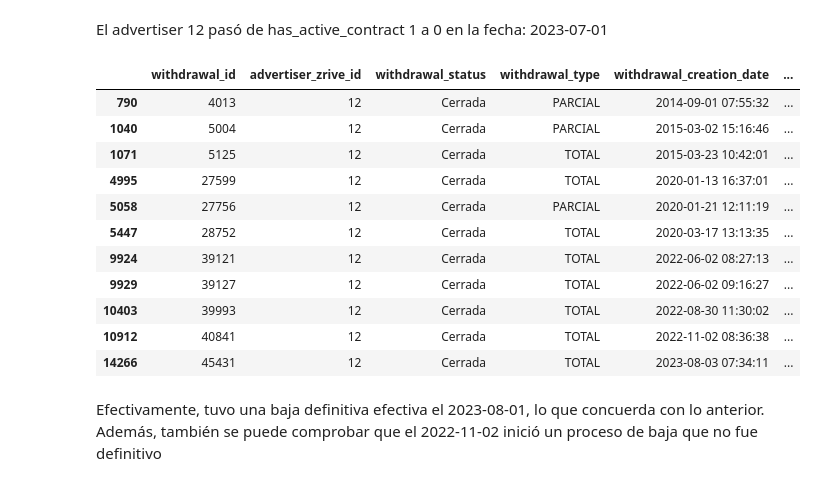
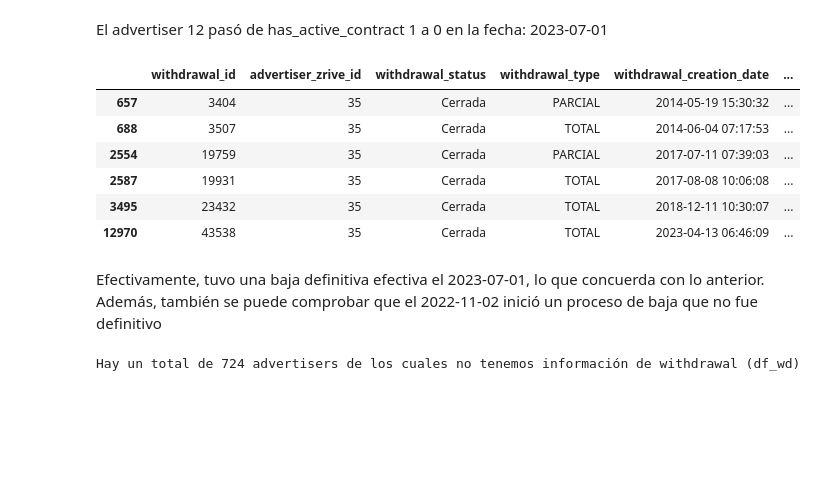
Before and after one commit to Komorebi-Team/KOMOREBI-PROJECT, a Jupyter notebook: src/EDA.ipynb, the cells around one changed output. Drawn from its saved outputs; the diff is of its cells as text; code cells hidden in the pictures; blank space fills up the shorter version.

```diff
--- a/src/EDA.ipynb
+++ b/src/EDA.ipynb
@@ -18,7 +18,7 @@ os.listdir(".")
 # %%
-wd_local_path = '../data/zrive_advertiser_df_wd.parquet'
+wd_local_path = '../data/zrive_advertiser_withdrawals.parquet'
 dim_local_path = '../data/zrive_dim_advertiser.parquet'
-fct_local_path = '../data/zrive_fct_monthly_df_fct_advertiser.parquet'
+fct_local_path = '../data/zrive_fct_monthly_snapshot_advertiser.parquet'
 # %%
 df_wd = pd.read_parquet(wd_local_path, engine='fastparquet')
 df_dim = pd.read_parquet(dim_local_path, engine='fastparquet')
@@ -927,19 +1439,19 @@ df_fct[df_fct["advertiser_zrive_id"]==12]
 # %% [markdown]
 El advertiser 12 pasó de has_active_contract 1 a 0 en la fecha: 2023-07-01
 # %%
-df_wd[df_wd["advertiser_zrive_id"]==12]
+df_wd[df_wd["advertiser_zrive_id"] == 35]
 # %% [output]
 |  | withdrawal_id | advertiser_zrive_id | withdrawal_status | withdrawal_type | withdrawal_creation_date | ... |
-| 790 | 4013 | 12 | Cerrada | PARCIAL | 2014-09-01 07:55:32 | ... |
-| 1040 | 5004 | 12 | Cerrada | PARCIAL | 2015-03-02 15:16:46 | ... |
-| 1071 | 5125 | 12 | Cerrada | TOTAL | 2015-03-23 10:42:01 | ... |
-| 4995 | 27599 | 12 | Cerrada | TOTAL | 2020-01-13 16:37:01 | ... |
-| 5058 | 27756 | 12 | Cerrada | PARCIAL | 2020-01-21 12:11:19 | ... |
-| 5447 | 28752 | 12 | Cerrada | TOTAL | 2020-03-17 13:13:35 | ... |
-| 9924 | 39121 | 12 | Cerrada | TOTAL | 2022-06-02 08:27:13 | ... |
-| 9929 | 39127 | 12 | Cerrada | TOTAL | 2022-06-02 09:16:27 | ... |
-| 10403 | 39993 | 12 | Cerrada | TOTAL | 2022-08-30 11:30:02 | ... |
-| 10912 | 40841 | 12 | Cerrada | TOTAL | 2022-11-02 08:36:38 | ... |
-| 14266 | 45431 | 12 | Cerrada | TOTAL | 2023-08-03 07:34:11 | ... |
+| 657 | 3404 | 35 | Cerrada | PARCIAL | 2014-05-19 15:30:32 | ... |
+| 688 | 3507 | 35 | Cerrada | TOTAL | 2014-06-04 07:17:53 | ... |
+| 2554 | 19759 | 35 | Cerrada | PARCIAL | 2017-07-11 07:39:03 | ... |
+| 2587 | 19931 | 35 | Cerrada | TOTAL | 2017-08-08 10:06:08 | ... |
+| 3495 | 23432 | 35 | Cerrada | TOTAL | 2018-12-11 10:30:07 | ... |
+| 12970 | 43538 | 35 | Cerrada | TOTAL | 2023-04-13 06:46:09 | ... |
 # %% [markdown]
-Efectivamente, tuvo una baja definitiva efectiva el 2023-08-01, lo que concuerda con lo anterior. Además, también se puede comprobar que el 2022-11-02 inició un proceso de baja que no fue definitivo
+Efectivamente, tuvo una baja definitiva efectiva el 2023-07-01, lo que concuerda con lo anterior. Además, también se puede comprobar que el 2022-11-02 inició un proceso de baja que no fue definitivo
+# %%
+fct_dim_advertisers_not_in_wd = set(df_fct_dim["advertiser_zrive_id"].unique()).difference(set(df_wd["advertiser_zrive_id"].unique()))
+print(f"Hay un total de {len(fct_dim_advertisers_not_in_wd)} advertisers de los cuales no tenemos información de withdrawal (df_wd)")
+# %% [output]
+Hay un total de 724 advertisers de los cuales no tenemos información de withdrawal (df_wd)
```
Also changed, not shown: parts of 88 cells of this notebook, 1 other file.
